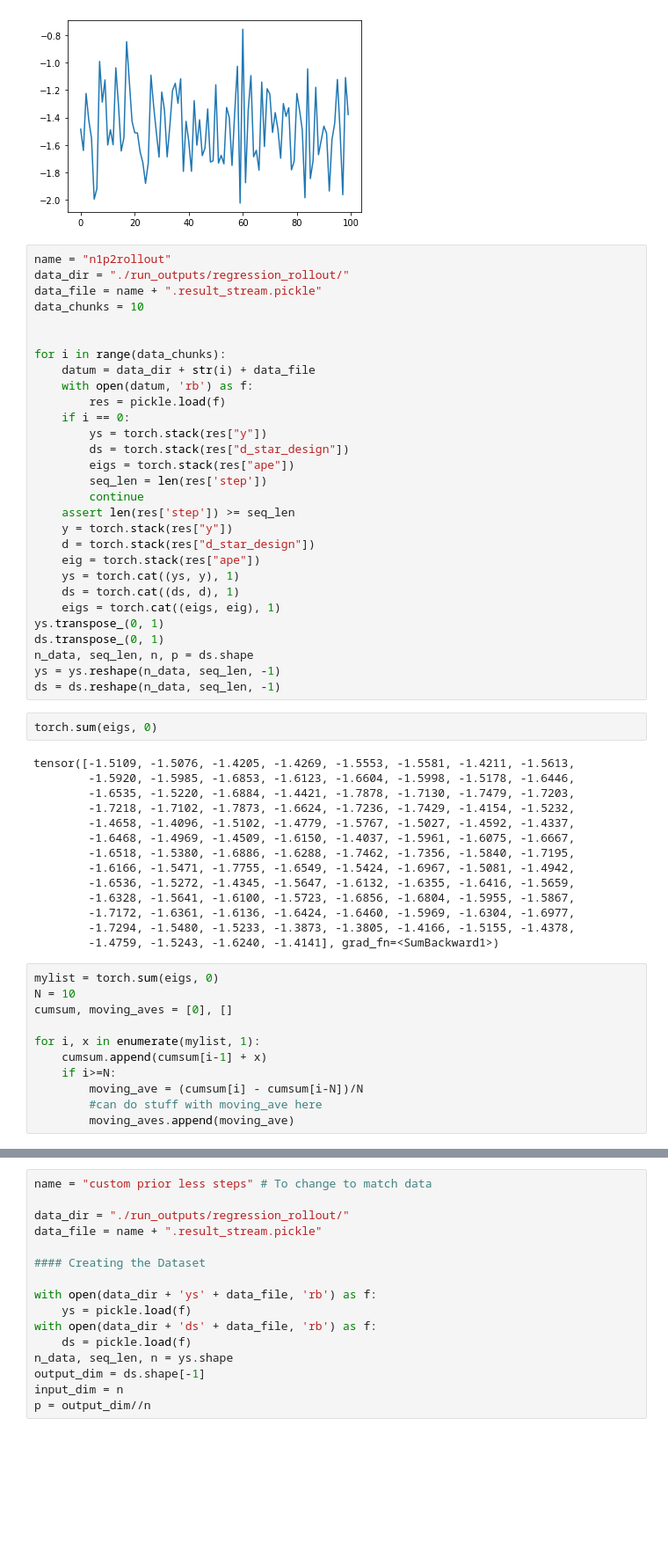
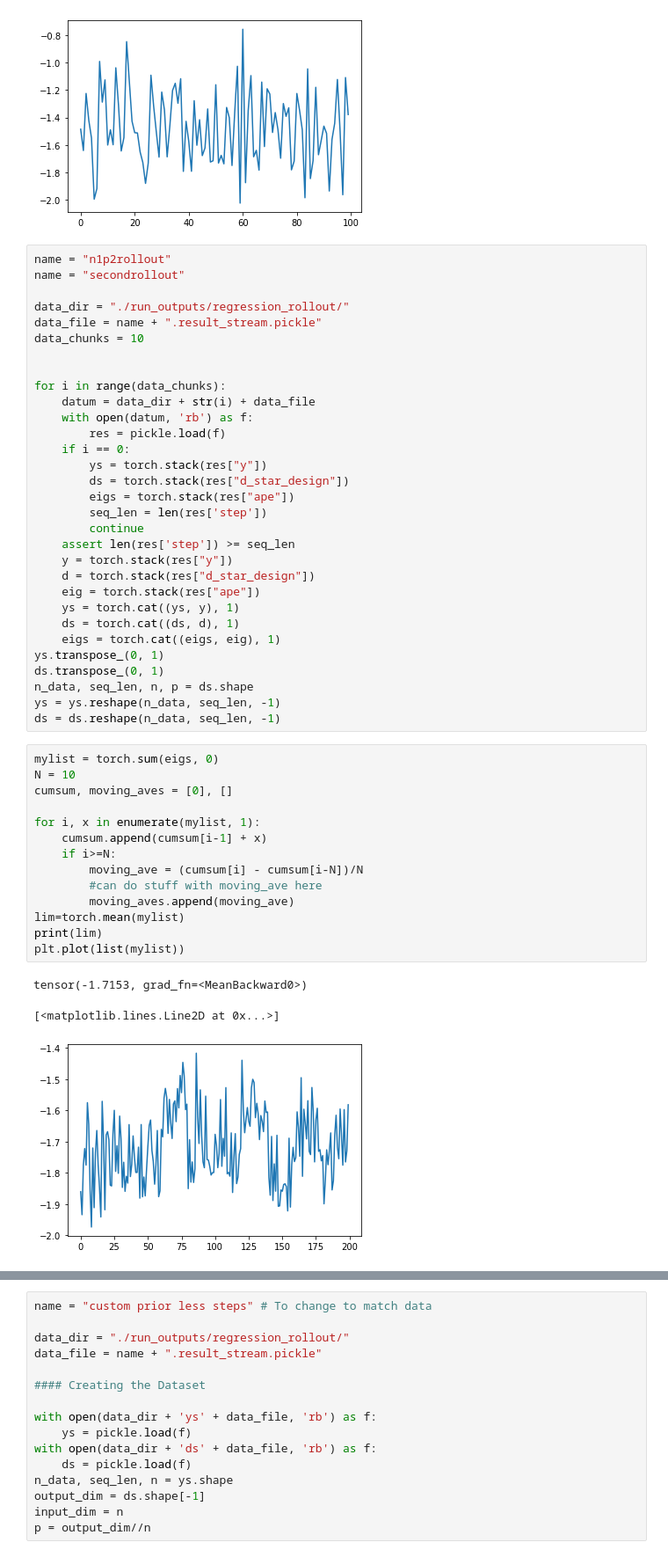
Before and after one commit to Ilyas-Malik/pyro, a Jupyter notebook: Untitled1.ipynb, the cells around one changed output, grey strips where cells are left out. Shown at 88% size. Cells and saved outputs as stored; diff of their text form; blank space fills up the shorter version.

```diff
--- a/Untitled1.ipynb
+++ b/Untitled1.ipynb
@@ -93,6 +109,8 @@ plt.plot(mylist)
 [figure]
 # %%
 name = "n1p2rollout"
+name = "secondrollout"
+
 data_dir = "./run_outputs/regression_rollout/"
 data_file = name + ".result_stream.pickle"
 data_chunks = 10
@@ -120,30 +138,21 @@ ds.transpose_(0, 1)
 n_data, seq_len, n, p = ds.shape
 ys = ys.reshape(n_data, seq_len, -1)
 ds = ds.reshape(n_data, seq_len, -1)
-# %%
-torch.sum(eigs, 0)
-# %% [output]
-tensor([-1.5109, -1.5076, -1.4205, -1.4269, -1.5553, -1.5581, -1.4211, -1.5613,
-        -1.5920, -1.5985, -1.6853, -1.6123, -1.6604, -1.5998, -1.5178, -1.6446,
-        -1.6535, -1.5220, -1.6884, -1.4421, -1.7878, -1.7130, -1.7479, -1.7203,
-        -1.7218, -1.7102, -1.7873, -1.6624, -1.7236, -1.7429, -1.4154, -1.5232,
-        -1.4658, -1.4096, -1.5102, -1.4779, -1.5767, -1.5027, -1.4592, -1.4337,
-        -1.6468, -1.4969, -1.4509, -1.6150, -1.4037, -1.5961, -1.6075, -1.6667,
-        -1.6518, -1.5380, -1.6886, -1.6288, -1.7462, -1.7356, -1.5840, -1.7195,
-        -1.6166, -1.5471, -1.7755, -1.6549, -1.5424, -1.6967, -1.5081, -1.4942,
-        -1.6536, -1.5272, -1.4345, -1.5647, -1.6132, -1.6355, -1.6416, -1.5659,
-        -1.6328, -1.5641, -1.6100, -1.5723, -1.6856, -1.6804, -1.5955, -1.5867,
-        -1.7172, -1.6361, -1.6136, -1.6424, -1.6460, -1.5969, -1.6304, -1.6977,
-        -1.7294, -1.5480, -1.5233, -1.3873, -1.3805, -1.4166, -1.5155, -1.4378,
-        -1.4759, -1.5243, -1.6240, -1.4141], grad_fn=<SumBackward1>)
 # %%
 mylist = torch.sum(eigs, 0)
 N = 10
 cumsum, moving_aves = [0], []
 
 for i, x in enumerate(mylist, 1):
     cumsum.append(cumsum[i-1] + x)
     if i>=N:
         moving_ave = (cumsum[i] - cumsum[i-N])/N
         #can do stuff with moving_ave here
         moving_aves.append(moving_ave)
+lim=torch.mean(mylist)
+print(lim)
+plt.plot(list(mylist))
+# %% [output]
+tensor(-1.7153, grad_fn=<MeanBackward0>)
+[<matplotlib.lines.Line2D at 0x...>]
+[figure, added]
```
Also changed, not shown: parts of 8 cells of this notebook, 1 other file.
